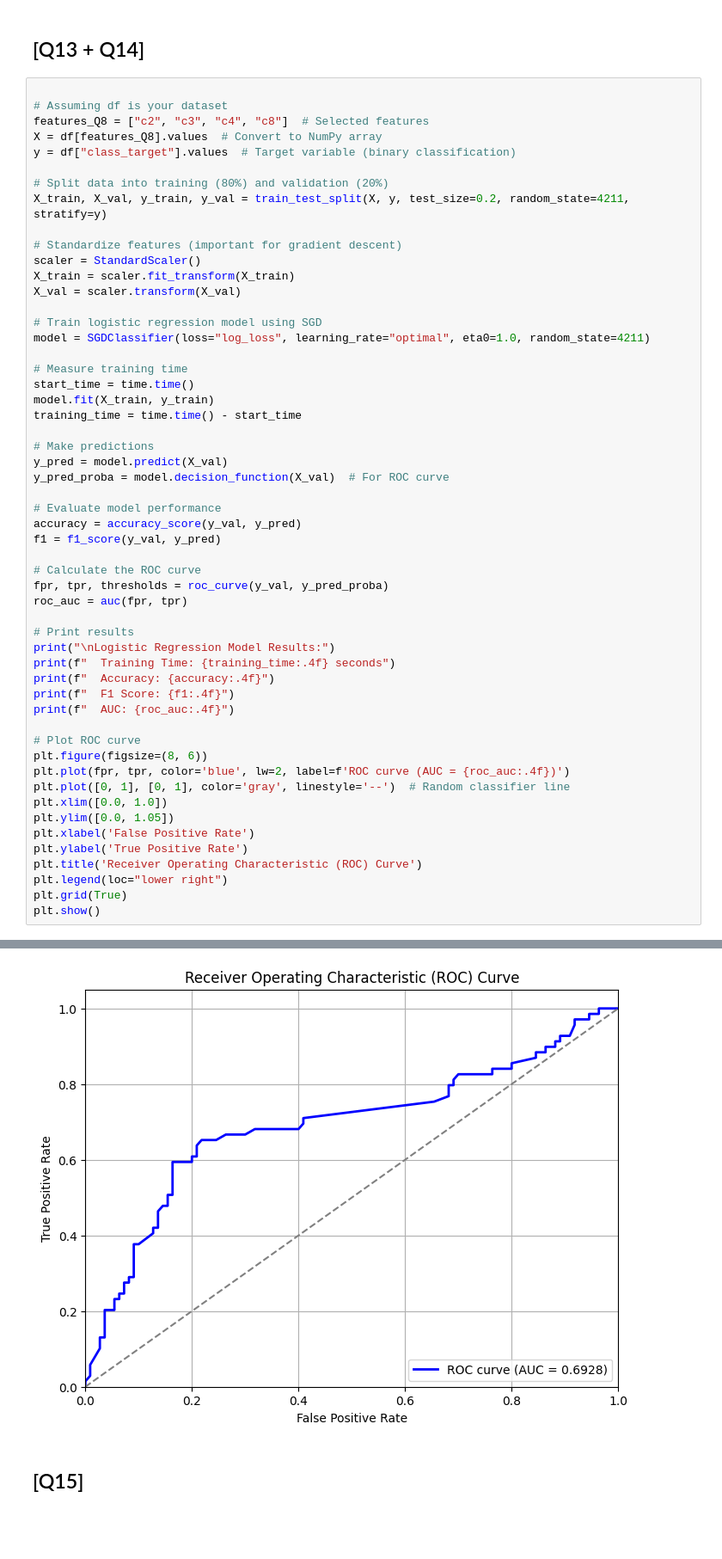
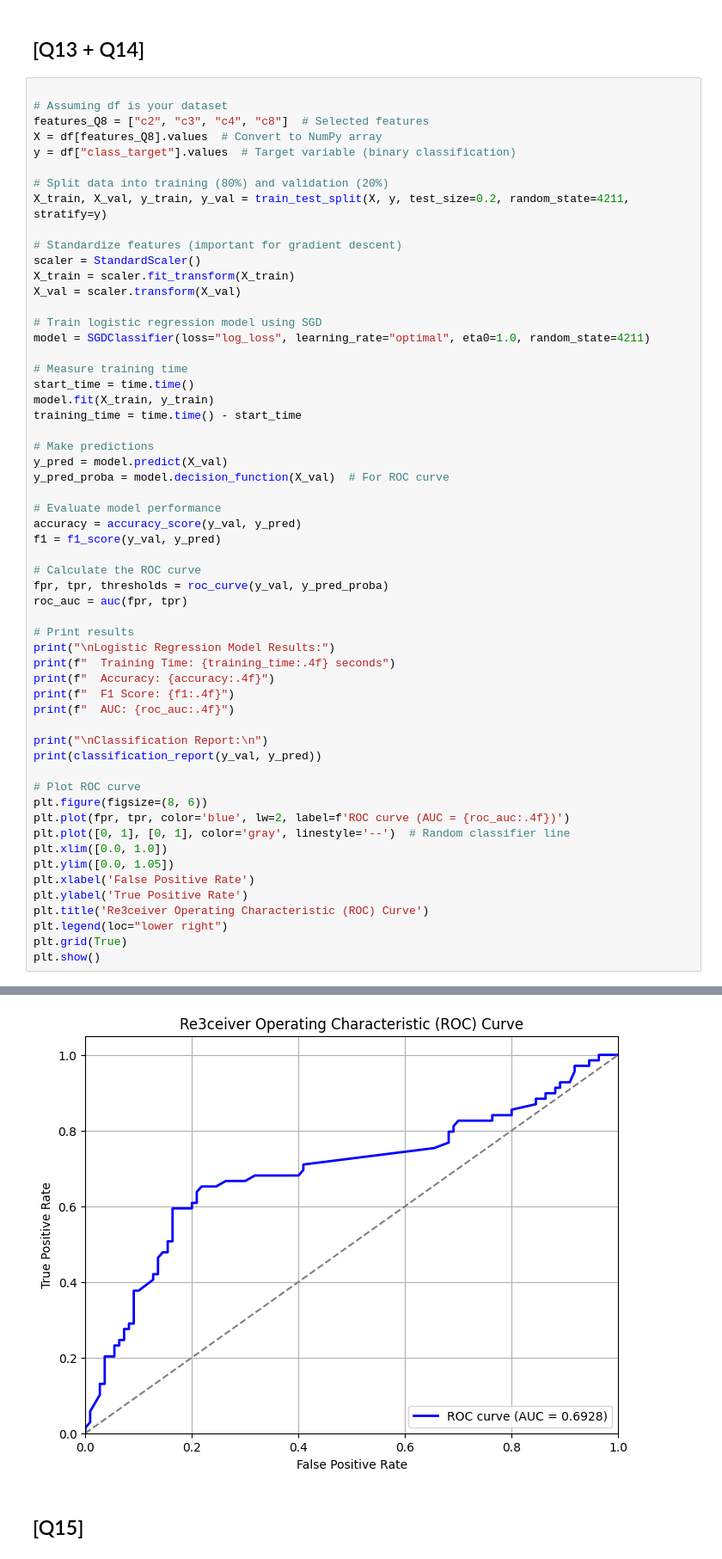
Before and after one commit to AnSloge/HKUST-COMP4211-Programming-Assignment-1, a Jupyter notebook: analysis.ipynb, the cells around one changed output, grey strips where cells are left out. Shown: that part at 86% size. Drawn from its saved outputs; the diff is of its cells as text; blank space fills up the shorter version.

```diff
--- a/analysis.ipynb
+++ b/analysis.ipynb
@@ -948,6 +954,9 @@ print(f"  Accuracy: {accuracy:.4f}")
 print(f"  F1 Score: {f1:.4f}")
 print(f"  AUC: {roc_auc:.4f}")
 
+print("\nClassification Report:\n")
+print(classification_report(y_val, y_pred))
+
 # Plot ROC curve
 plt.figure(figsize=(8, 6))
 plt.plot(fpr, tpr, color='blue', lw=2, label=f'ROC curve (AUC = {roc_auc:.4f})')
@@ -956,7 +965,7 @@ plt.xlim([0.0, 1.0])
 plt.ylim([0.0, 1.05])
 plt.xlabel('False Positive Rate')
 plt.ylabel('True Positive Rate')
-plt.title('Receiver Operating Characteristic (ROC) Curve')
+plt.title('Re3ceiver Operating Characteristic (ROC) Curve')
 plt.legend(loc="lower right")
 plt.grid(True)
 plt.show()
@@ -969,4 +989,4 @@ Logistic Regression Model Results:
-[figure, old version]
+[figure, new version]
 # %% [markdown]
 ## [Q15]
 # %%
```
Also changed, not shown: parts of 16 cells of this notebook.
